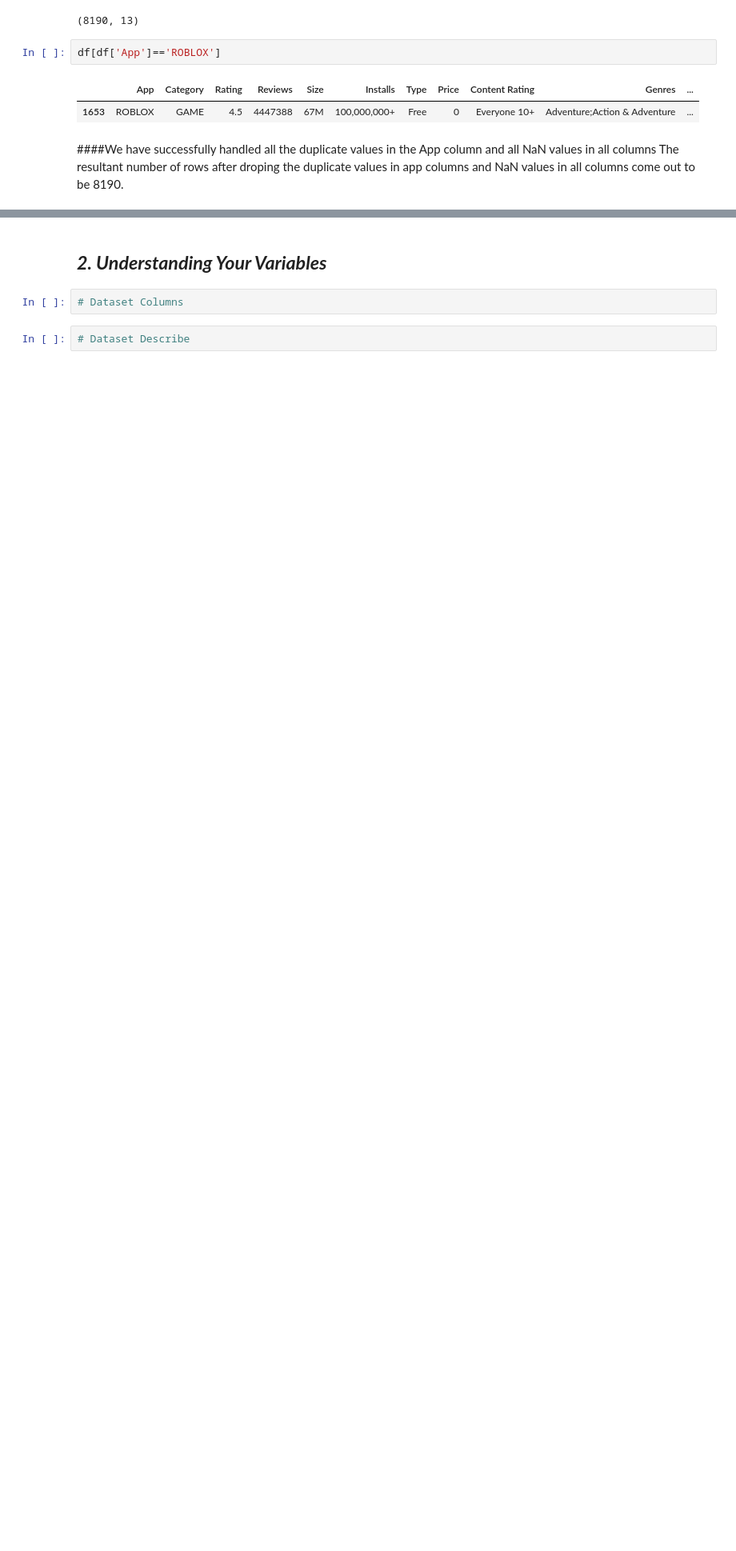
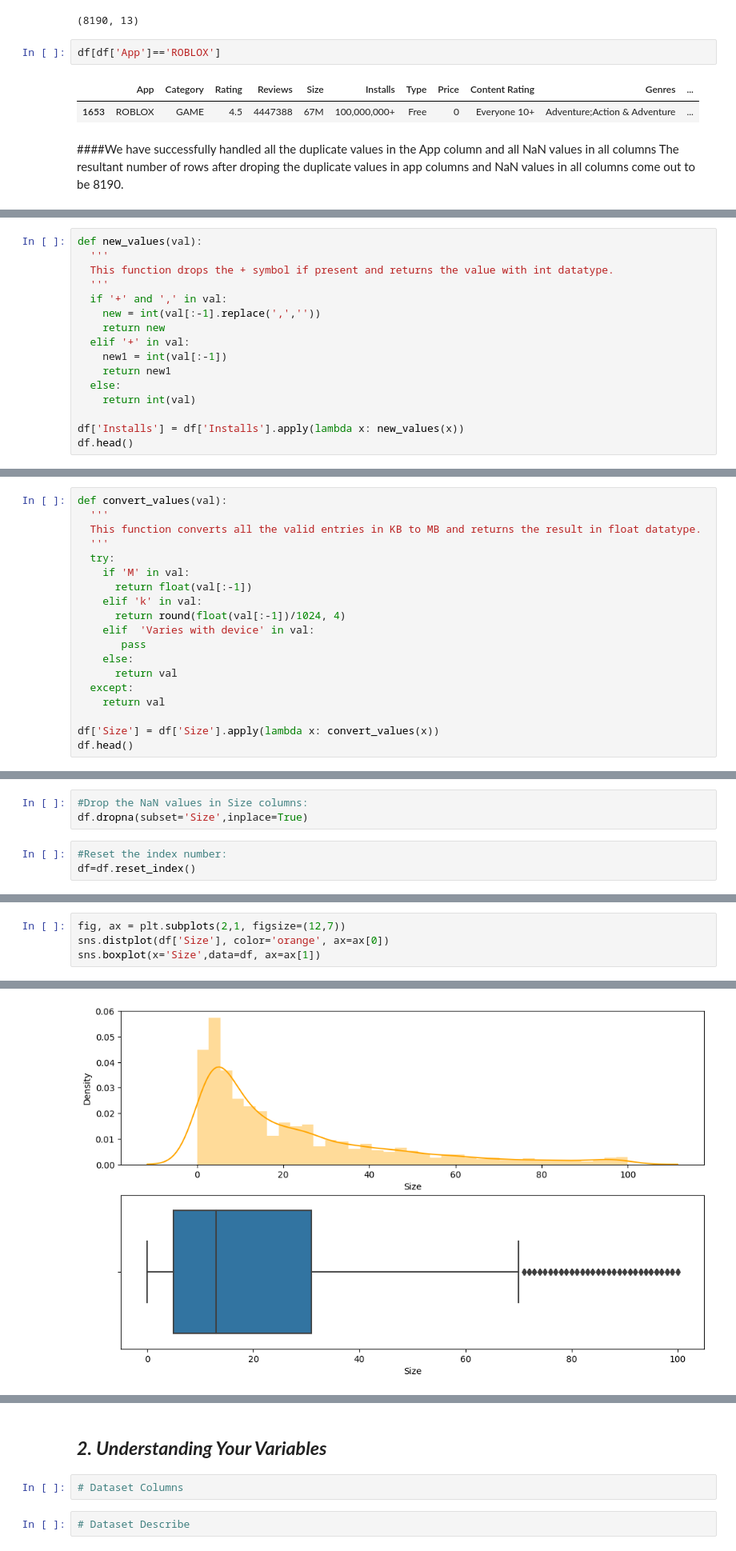
Before and after one commit to chauhan-jaswant/EDA-PROJECT, a Jupyter notebook: Play_Store_App_Review_Analysis.ipynb, the cells around one changed output, grey strips where cells are left out. Shown at 80% size. Saved outputs shown, nothing was run; the diff lists cells and outputs as text; blank space fills up the shorter version.

```diff
--- a/Play_Store_App_Review_Analysis.ipynb
+++ b/Play_Store_App_Review_Analysis.ipynb
@@ -338,0 +430,16 @@ df[df['App']=='ROBLOX']
+# %%
+def new_values(val):
+  '''
+  This function drops the + symbol if present and returns the value with int datatype.
+  '''
+  if '+' and ',' in val:
+    new = int(val[:-1].replace(',',''))
+    return new
+  elif '+' in val:
+    new1 = int(val[:-1])
+    return new1
+  else:
+    return int(val)
+
+df['Installs'] = df['Installs'].apply(lambda x: new_values(x))
+df.head()
@@ -338,0 +478,19 @@ df[df['App']=='ROBLOX']
+# %%
+def convert_values(val):
+  '''
+  This function converts all the valid entries in KB to MB and returns the result in float datatype.
+  '''
+  try:
+    if 'M' in val:
+      return float(val[:-1])
+    elif 'k' in val:
+      return round(float(val[:-1])/1024, 4)
+    elif  'Varies with device' in val:
+       pass
+    else:
+      return val
+  except:
+    return val
+
+df['Size'] = df['Size'].apply(lambda x: convert_values(x))
+df.head()
@@ -338,0 +515,6 @@ df[df['App']=='ROBLOX']
+# %%
+#Drop the NaN values in Size columns:
+df.dropna(subset='Size',inplace=True)
+# %%
+#Reset the index number:
+df=df.reset_index()
@@ -338,0 +540,5 @@ df[df['App']=='ROBLOX']
+# %%
+fig, ax = plt.subplots(2,1, figsize=(12,7))
+sns.distplot(df['Size'], color='orange', ax=ax[0])
+sns.boxplot(x='Size',data=df, ax=ax[1])
+# %% [output]
@@ -338,0 +546 @@ df[df['App']=='ROBLOX']
+[figure, added]
```
Also changed, not shown: parts of 31 cells of this notebook.
